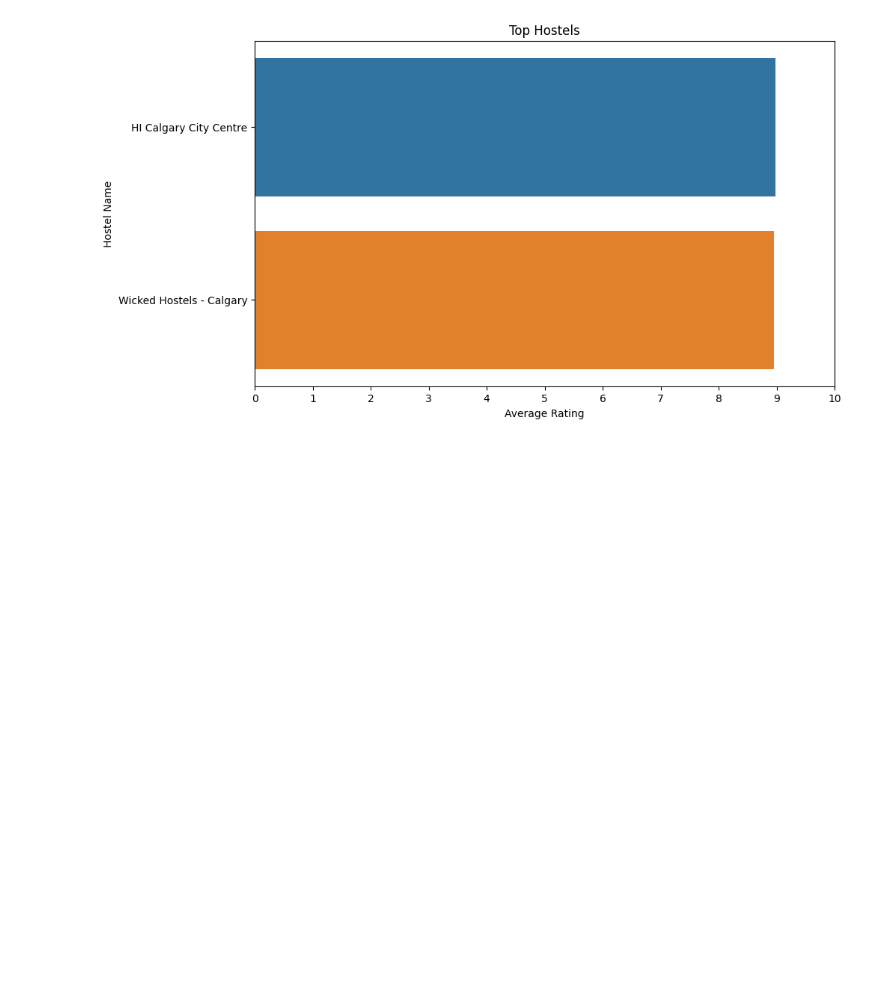
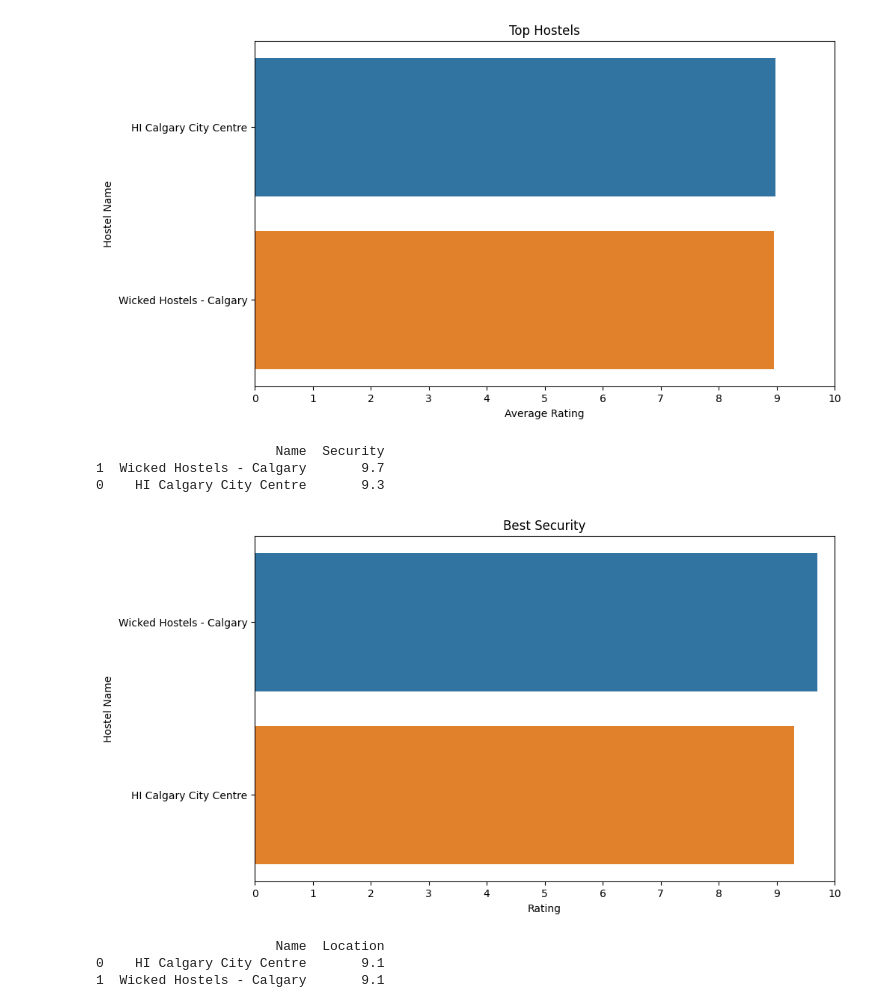
Before and after one commit to vknanavati/React-Flask-Hostel-App, a Jupyter notebook: backend/hostel_graphs.ipynb, the cells around one changed output. Cells and saved outputs as stored; diff of their text form; code cells hidden in the pictures; blank space fills up the shorter version.

Commit message:
added graphs for each rating category.

```diff
--- a/backend/hostel_graphs.ipynb
+++ b/backend/hostel_graphs.ipynb
@@ -64,3 +69,39 @@ plt.show()
 plt.close()
 # %% [output]
 [figure]
+# %%
+highest_security = df_test.iloc[:, [0,1]].head(46)
+highest_security = highest_security.sort_values('Security', ascending=False)
+print(highest_security)
+# %% [output]
+                       Name  Security
+1  Wicked Hostels - Calgary       9.7
+0    HI Calgary City Centre       9.3
+# %%
+top_security = highest_security.sort_values(by= 'Security', ascending=False)[:20]
+fig, ax = plt.subplots(figsize=(10,6))
+
+ax.set_xlim(0,10)
+ax.set_xticks(range(0,11))
+
+sns.barplot(y=top_security.Name, x=top_security.Security)
+
+plt.xlabel('Rating')
+plt.ylabel('Hostel Name')
+plt.title('Best Security')
+
+plt.savefig('static/images/graph2.png', bbox_inches='tight')
+
+plt.show()
+
+plt.close()
+# %% [output]
+[figure, added]
+# %%
+highest_location = df_test.iloc[:, [0,2]].head(10)
+highest_location = highest_location.sort_values('Location', ascending=False)
+print(highest_location)
+# %% [output]
+                       Name  Location
+0    HI Calgary City Centre       9.1
+1  Wicked Hostels - Calgary       9.1
```
Also changed, not shown: parts of 12 cells of this notebook.
